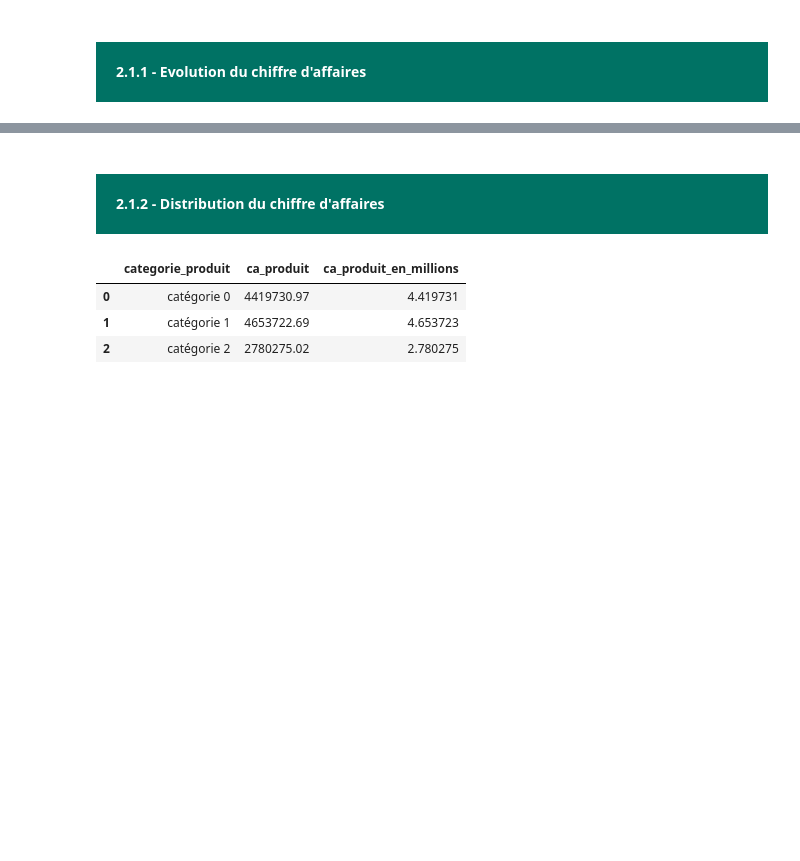
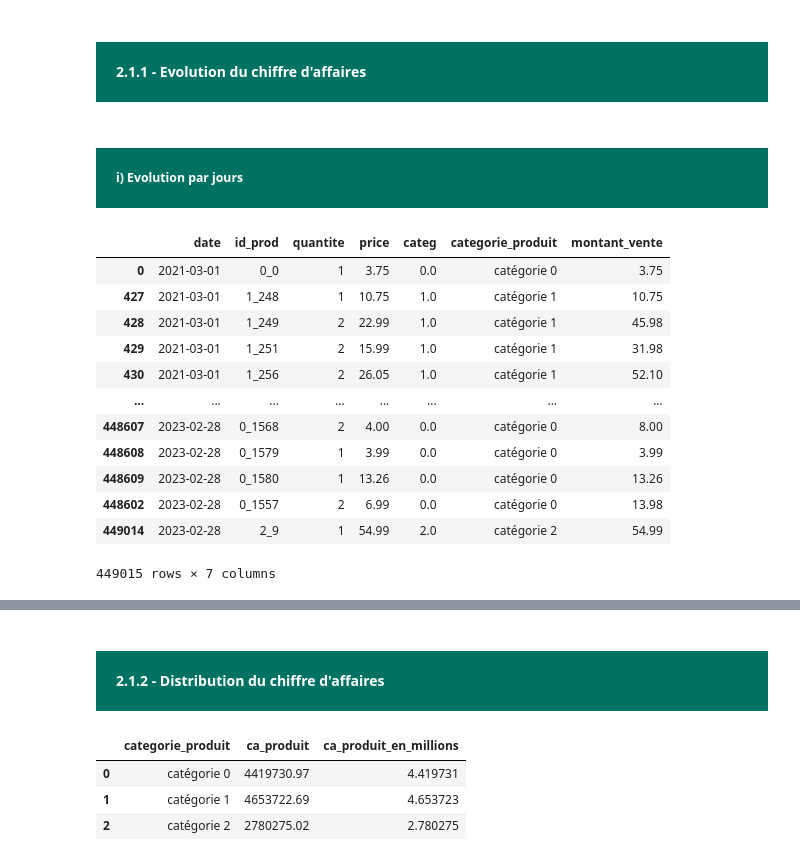
Before and after one commit to Obama19/Projets-individuels-Openclassrooms, a Jupyter notebook: Analyse des ventes d une librairie/P9 VF.ipynb, the cells around one changed output, grey strips where cells are left out. Drawn from its saved outputs; the diff is of its cells as text; code cells hidden in the pictures; blank space fills up the shorter version.

```diff
--- a/Analyse des ventes d une librairie/P9 VF.ipynb
+++ b/Analyse des ventes d une librairie/P9 VF.ipynb
@@ -482 +520,3 @@ df_prod
+# %% [markdown]
+<h5 style="margin: auto; padding: 20px; color:#fff; background-color: RGB(0,114,100) "> i)  Evolution par  jours </h5>
 # %%
@@ -483,0 +529,16 @@ df_prod
+# %%
+data_sorted
+# %% [output]
+|  | date | id_prod | quantite | price | categ | categorie_produit | montant_vente |
+| 0 | 2021-03-01 | 0_0 | 1 | 3.75 | 0.0 | catégorie 0 | 3.75 |
+| 427 | 2021-03-01 | 1_248 | 1 | 10.75 | 1.0 | catégorie 1 | 10.75 |
+| 428 | 2021-03-01 | 1_249 | 2 | 22.99 | 1.0 | catégorie 1 | 45.98 |
+| 429 | 2021-03-01 | 1_251 | 2 | 15.99 | 1.0 | catégorie 1 | 31.98 |
+| 430 | 2021-03-01 | 1_256 | 2 | 26.05 | 1.0 | catégorie 1 | 52.10 |
+| ... | ... | ... | ... | ... | ... | ... | ... |
+| 448607 | 2023-02-28 | 0_1568 | 2 | 4.00 | 0.0 | catégorie 0 | 8.00 |
+| 448608 | 2023-02-28 | 0_1579 | 1 | 3.99 | 0.0 | catégorie 0 | 3.99 |
+| 448609 | 2023-02-28 | 0_1580 | 1 | 13.26 | 0.0 | catégorie 0 | 13.26 |
+| 448602 | 2023-02-28 | 0_1557 | 2 | 6.99 | 0.0 | catégorie 0 | 13.98 |
+| 449014 | 2023-02-28 | 2_9 | 1 | 54.99 | 2.0 | catégorie 2 | 54.99 |
+449015 rows × 7 columns
```
Also changed, not shown: parts of 13 cells of this notebook.
